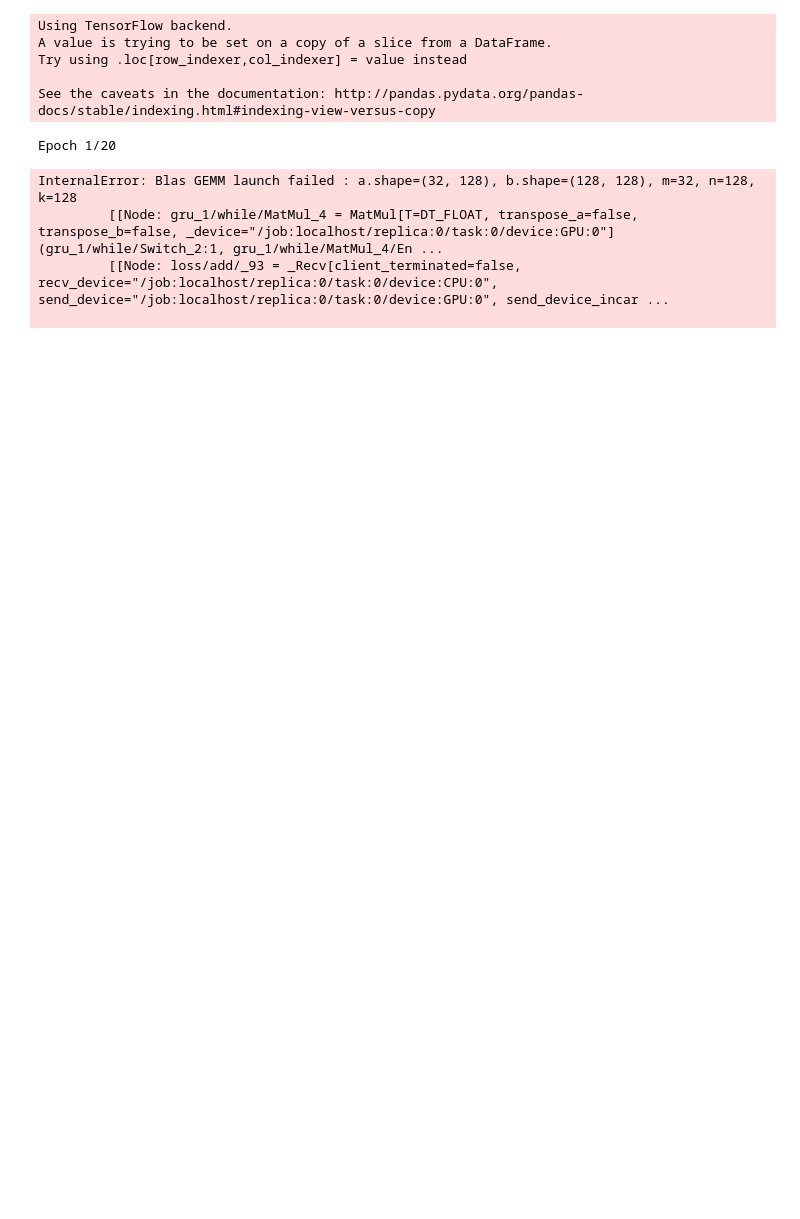
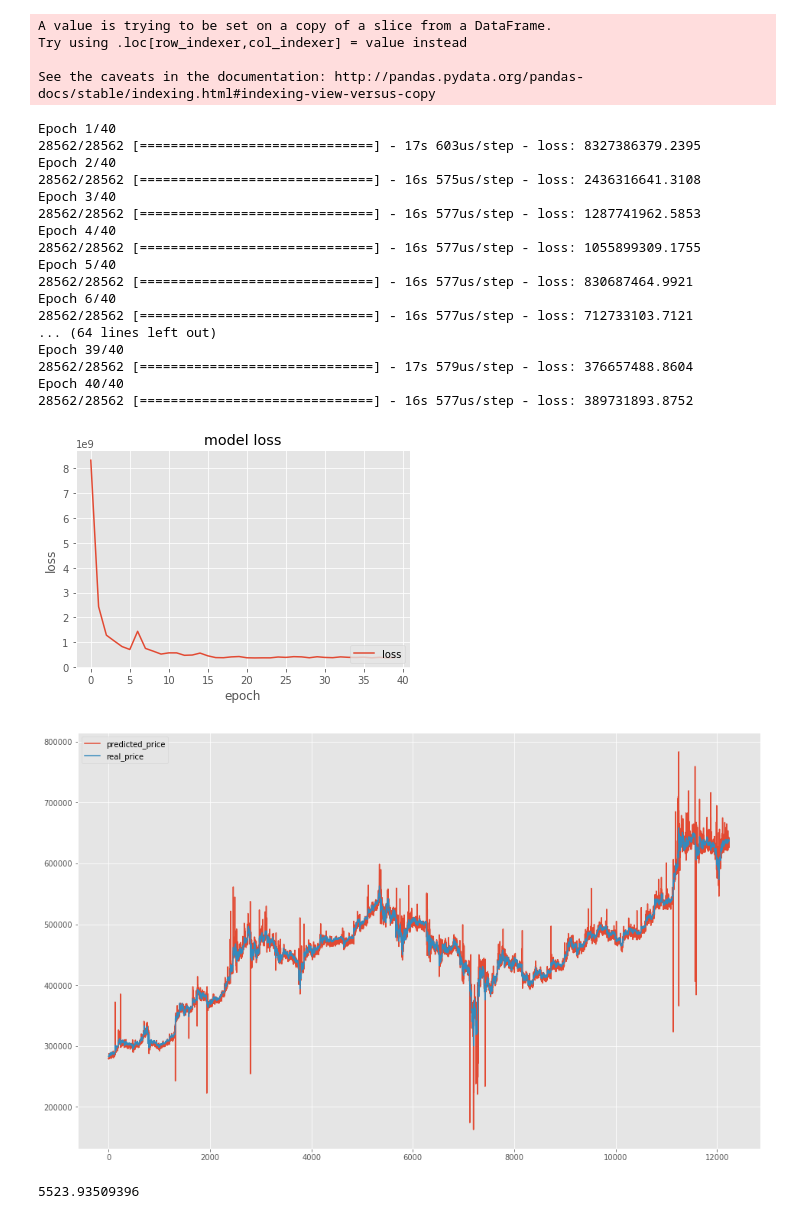
Before and after one commit to Shikugawa/CryptoCurrencyPredictor, a Jupyter notebook: src/train_gru_price.ipynb, the cells around one changed output. Saved outputs shown, nothing was run; the diff lists cells and outputs as text; code cells hidden in the pictures; blank space fills up the shorter version.

```diff
--- a/src/train_gru_price.ipynb
+++ b/src/train_gru_price.ipynb
@@ -114,37 +114,51 @@ raw_data = raw_data.drop(["Timestamp"], axis=1)
 # append bolinger band
 raw_data = TechnicalTerm.bolinger_band(raw_data)
 # append conversion line
 raw_data = TechnicalTerm.conversion(raw_data)
 
 options = ["Open", "High", "Low", "Close", "Volume_(BTC)", "Volume_(Currency)", "Hour",
            "bolinger_upper1", "bolinger_lower1", "bolinger_upper2", "bolinger_lower2", "conversion"]
 df_train = raw_data[options]
 df_label = raw_data[["Weighted_Price"]]
 term = 10
 
 x_train, y_train, x_test, y_test = split_data(df_train, df_label)
 
 # ----train data noramlization---------
 x_train = x_train[options].values
 y_train = y_train.values
 x_train, y_train = create_data(x_train, y_train, term)
 # -------------------------------------
 
 # ----train data noramlization---------
 x_test = x_test[options].values
 y_test = y_test.values
 x_test, y_test = create_data(x_test, y_test, term)
 # -------------------------------------
 
-training(x_train, y_train, x_test, y_test, term, len(options), neurons=128, dropout=0.25, epoch=20)
+training(x_train, y_train, x_test, y_test, term, len(options), neurons=256, dropout=0.25, epoch=40)
 # %% [output]
-Using TensorFlow backend.
 A value is trying to be set on a copy of a slice from a DataFrame.
 Try using .loc[row_indexer,col_indexer] = value instead
 
 See the caveats in the documentation: http://pandas.pydata.org/pandas-docs/stable/indexing.html#indexing-view-versus-copy
-Epoch 1/20
+Epoch 1/40
+28562/28562 [==============================] - 17s 603us/step - loss: 8327386379.2395
+Epoch 2/40
+28562/28562 [==============================] - 16s 575us/step - loss: 2436316641.3108
+Epoch 3/40
+28562/28562 [==============================] - 16s 577us/step - loss: 1287741962.5853
+Epoch 4/40
+28562/28562 [==============================] - 16s 577us/step - loss: 1055899309.1755
+Epoch 5/40
+28562/28562 [==============================] - 16s 577us/step - loss: 830687464.9921
+Epoch 6/40
+28562/28562 [==============================] - 16s 577us/step - loss: 712733103.7121
+... (64 lines left out)
+Epoch 39/40
+28562/28562 [==============================] - 17s 579us/step - loss: 376657488.8604
+Epoch 40/40
+28562/28562 [==============================] - 16s 577us/step - loss: 389731893.8752
+[figure, added]
+[figure, added]
-InternalError: Blas GEMM launch failed : a.shape=(32, 128), b.shape=(128, 128), m=32, n=128, k=128
-         [[Node: gru_1/while/MatMul_4 = MatMul[T=DT_FLOAT, transpose_a=false, transpose_b=false, _device="/job:localhost/replica:0/task:0/device:GPU:0"](gru_1/while/Switch_2:1, gru_1/while/MatMul_4/En ...
-         [[Node: loss/add/_93 = _Recv[client_terminated=false, recv_device="/job:localhost/replica:0/task:0/device:CPU:0", send_device="/job:localhost/replica:0/task:0/device:GPU:0", send_device_incar ...
-
+5523.93509396
```
Also changed, not shown: 5 other files.
